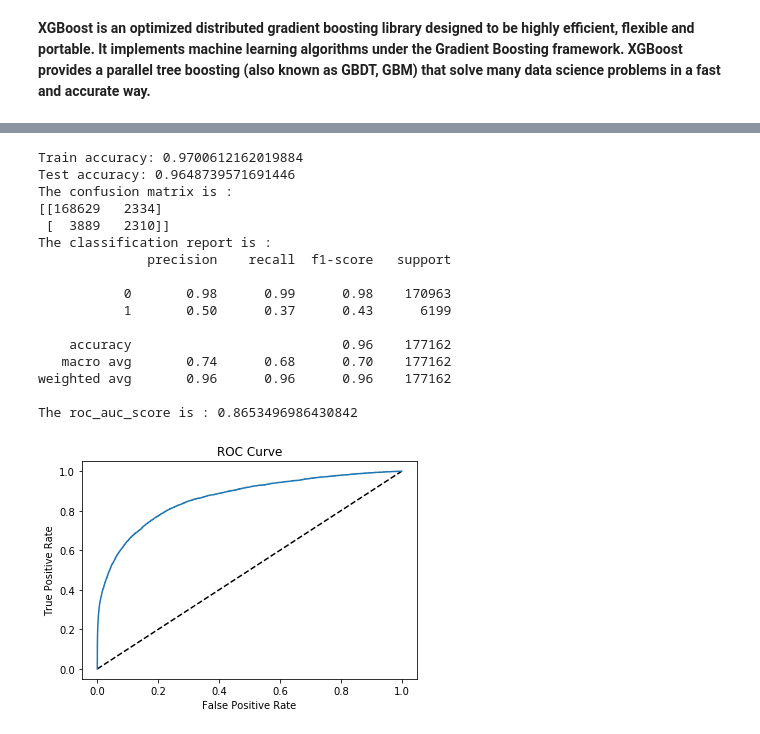
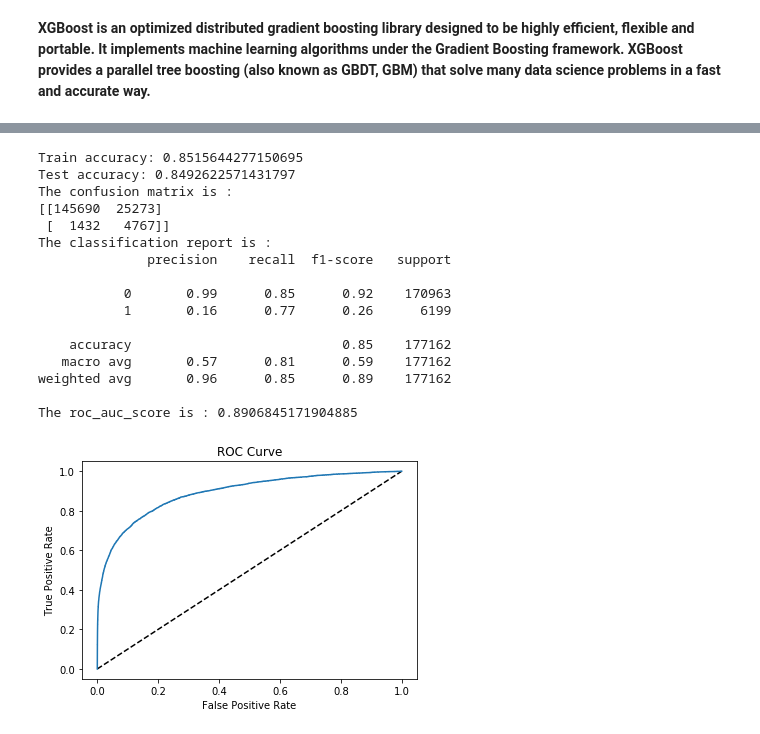
Before and after one commit to Suman-Saini/CapstoneProject_1, a Jupyter notebook: MachineLearning/MachineLearning.ipynb, the cells around one changed output, grey strips where cells are left out. Cells and saved outputs as stored; diff of their text form; code cells hidden in the pictures.

```diff
--- a/MachineLearning/MachineLearning.ipynb
+++ b/MachineLearning/MachineLearning.ipynb
@@ -69,6 +95,15 @@ df_transaction['M6'] = df_transaction['M6'].map(mapValues2)
 df_transaction['M7'] = df_transaction['M7'].map(mapValues2)
 df_transaction['M8'] = df_transaction['M8'].map(mapValues2)
 df_transaction['M9'] = df_transaction['M9'].map(mapValues2)
+
+
+# label encoding the data
+le = LabelEncoder()
+df_identity['DeviceType']= le.fit_transform(df_identity['DeviceType'].astype(str))
+df_identity['id_23']= le.fit_transform(df_identity['id_23'].astype(str))
+df_transaction['card4']= le.fit_transform(df_transaction['card4'].astype(str))
+df_transaction['card6']= le.fit_transform(df_transaction['card6'].astype(str))
+df_transaction['ProductCD']= le.fit_transform(df_transaction['ProductCD'].astype(str))
 # %% [output]
 A value is trying to be set on a copy of a slice from a DataFrame
 
@@ -375,38 +513,43 @@ _ = plot_importance(XGModel2, ax=ax) #total 421 features
 # %%
-y_XG2_pred = XGModel2.predict(Xtest)
-y_XG2_prob = XGModel2.predict_proba(Xtest)[:,1]
-fpr, tpr, threshold = roc_curve(ytest, y_XG2_prob)
+XGModel = XGBClassifier(top_k = 10, scale_pos_weight = ratio)
+XGModel.fit(XG_train,yg_train)
+
+y_XG_pred = XGModel.predict(XG_test)
+
+features = XGModel.feature_importances_
+yg_pred_prob = XGModel.predict_proba(XG_test)[:,1]
+fpr, tpr, threshold = roc_curve(yg_test, yg_pred_prob)
 
 # Print the accuracy and other details.
-print("Train accuracy: {}".format(accuracy_score(XGModel2.predict(Xtrain_overres), ytrain_overres)))
-print("Test accuracy: {}".format(accuracy_score(y_XG2_pred, ytest)))
+print("Train accuracy: {}".format(accuracy_score(XGModel.predict(XG_train), yg_train)))
+print("Test accuracy: {}".format(accuracy_score(y_XG_pred, yg_test)))
 print("The confusion matrix is :")
-print(confusion_matrix(ytest, y_XG2_pred))
+print(confusion_matrix(yg_test, y_XG_pred))
 print("The classification report is :")
-print(classification_report(ytest, y_XG2_pred))
-print("The roc_auc_score is : {}".format(roc_auc_score(ytest, y_XG2_prob)))
+print(classification_report(yg_test, y_XG_pred))
+print("The roc_auc_score is : {}".format(roc_auc_score(yg_test, yg_pred_prob)))
 
 # Plot ROC curve
 _ = plt.plot([0, 1], [0, 1], 'k--')
 _ = plt.plot(fpr, tpr)
 _ = plt.xlabel('False Positive Rate')
 _ = plt.ylabel('True Positive Rate')
 _ = plt.title('ROC Curve')
 # %% [output]
-Train accuracy: 0.9700612162019884
-Test accuracy: 0.9648739571691446
+Train accuracy: 0.8515644277150695
+Test accuracy: 0.8492622571431797
 The confusion matrix is :
-[[168629   2334]
- [  3889   2310]]
+[[145690  25273]
+ [  1432   4767]]
 The classification report is :
               precision    recall  f1-score   support
 
-           0       0.98      0.99      0.98    170963
-           1       0.50      0.37      0.43      6199
+           0       0.99      0.85      0.92    170963
+           1       0.16      0.77      0.26      6199
 
-    accuracy                           0.96    177162
-   macro avg       0.74      0.68      0.70    177162
-weighted avg       0.96      0.96      0.96    177162
+    accuracy                           0.85    177162
+   macro avg       0.57      0.81      0.59    177162
+weighted avg       0.96      0.85      0.89    177162
 
-The roc_auc_score is : 0.8653496986430842
+The roc_auc_score is : 0.8906845171904885
-[figure, old version]
+[figure, new version]
```
Also changed, not shown: parts of 44 cells of this notebook.
